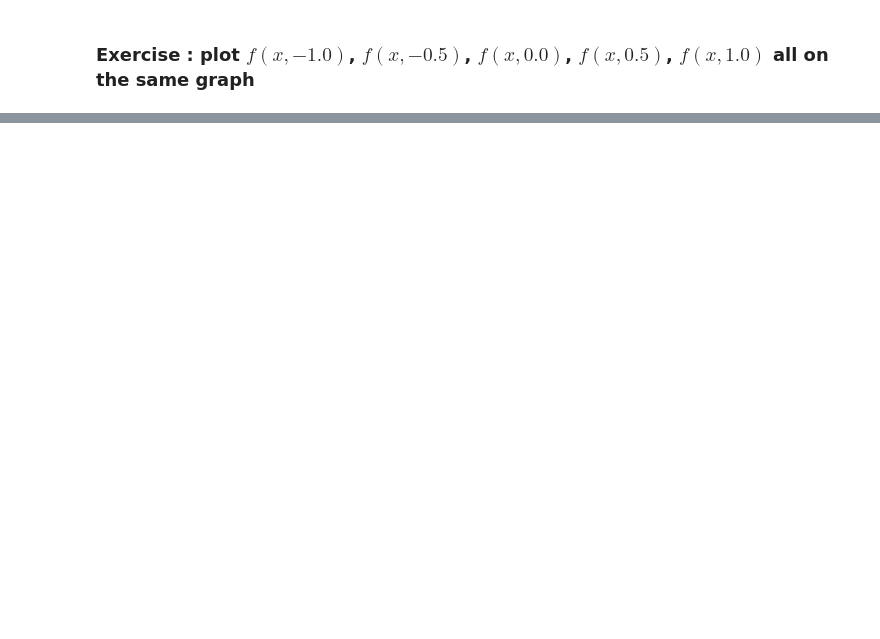
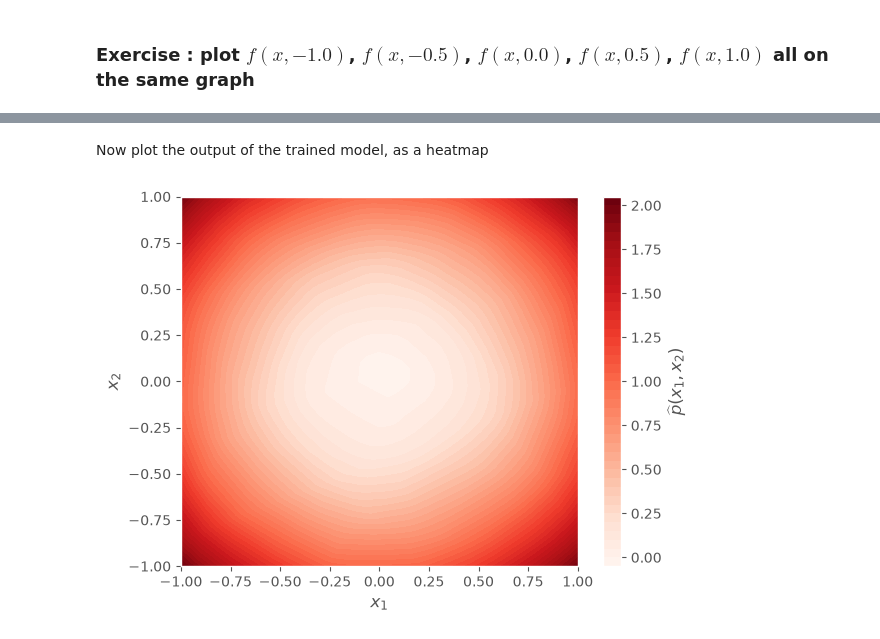
Before and after one commit to tdhadfield/DL_MATH70116_2026, a Jupyter notebook: Implementing_Neural_Networks_in_Pytorch.ipynb, the cells around one changed output, grey strips where cells are left out. Saved outputs shown, nothing was run; the diff lists cells and outputs as text; code cells hidden in the pictures; blank space fills up the shorter version.

```diff
--- a/Implementing_Neural_Networks_in_Pytorch.ipynb
+++ b/Implementing_Neural_Networks_in_Pytorch.ipynb
@@ -294,0 +366,40 @@ plt.show()
+# %% [markdown]
+Now plot the output of the trained model, as a heatmap
+# %%
+range = 1
+grid = np.linspace(-range, range, num=1001)
+X_1g, X_2g = np.meshgrid(grid, grid)
+
+X_1gf = np.reshape(X_1g, (1001*1001, 1))
+X_2gf = np.reshape(X_2g, (1001*1001, 1))
+Xf = np.concatenate((X_1gf, X_2gf), 1)
+
+# get the device the model is currently on
+device = next(f.parameters()).device
+
+# 1. Make sure Xft is a float32 tensor
+if isinstance(Xf, np.ndarray):
+    Xft = torch.from_numpy(Xf).float()
+else:
+    Xft = Xf.float()
+
+# 2. Make sure it's on the same device as the model
+device = next(f.parameters()).device
+Xft = Xft.to(device)
+
+# 3. Set eval mode and disable gradient tracking for inference
+f.eval()
+with torch.no_grad():
+    ppred = f(Xft)
+
+ppred_np = ppred.cpu().numpy()
+ppred_np = np.reshape(ppred_np,(1001, 1001))
+
+plt.contourf(X_1g, X_2g, ppred_np, 50, cmap="Reds")
+cbar = plt.colorbar()
+cbar.ax.set_ylabel(r"$\widehat{p}(x_1,x_2)$")
+plt.xlabel(r"$x_1$")
+plt.ylabel(r"$x_2$")
+plt.show()
+# %% [output]
+[figure, added]
```
Also changed, not shown: parts of 7 cells of this notebook.
